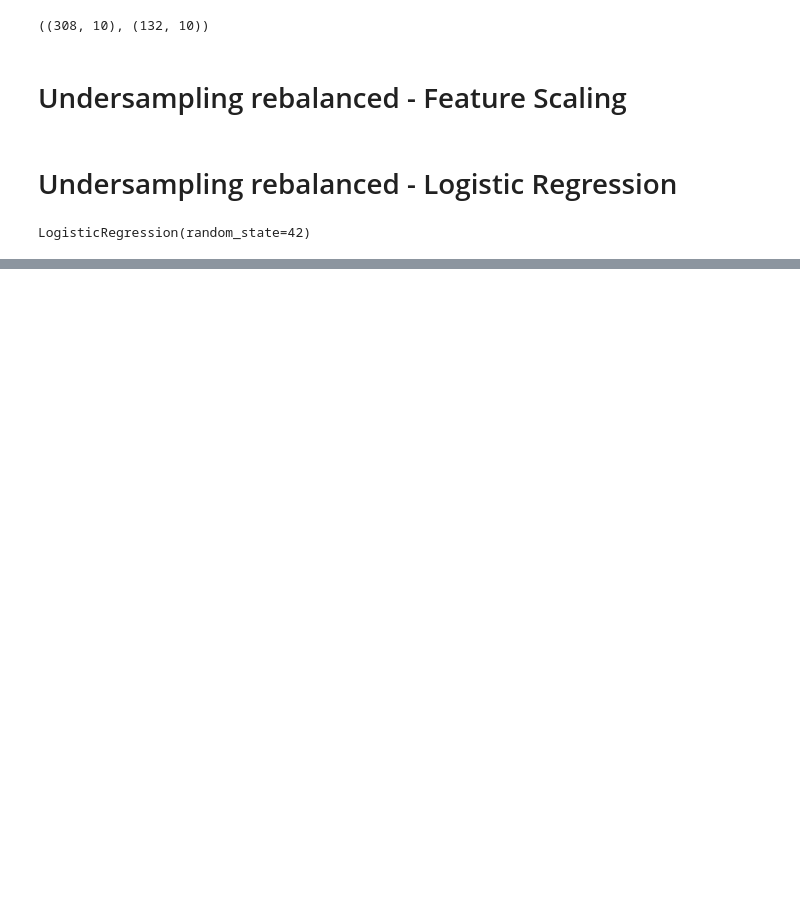
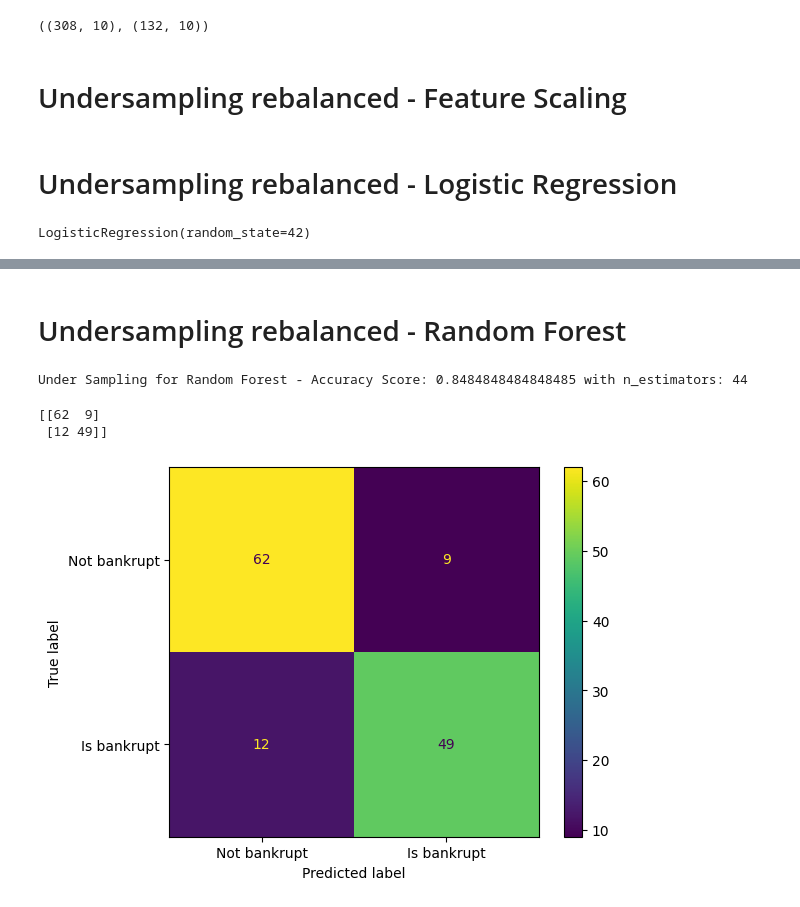
Before and after one commit to gg41825/ml-group-project, a Jupyter notebook: bankruptcy.ipynb, the cells around one changed output, grey strips where cells are left out. Saved outputs shown, nothing was run; the diff lists cells and outputs as text; code cells hidden in the pictures; blank space fills up the shorter version.

Commit message:
add random forest with tuning

```diff
--- a/bankruptcy.ipynb
+++ b/bankruptcy.ipynb
@@ -389,0 +397,35 @@ plt.legend()
+# %% [markdown]
+# Undersampling rebalanced - Random Forest
+# %%
+# This is the number of trees you want to build before taking the maximum voting or averages of predictions. Higher number of trees give you better performance but makes your code slower. You should choose as high value as your processor can handle because this makes your predictions stronger and more stable.
+# Ref link: https://www.analyticsvidhya.com/blog/2015/06/tuning-random-forest-model/#:~:text=n_estimators%20%3A,but%20makes%20your%20code%20slower.
+
+# run random forest and tune the highest n_estimatores
+scores =[]
+y_values = []
+for k in range(1, 150):
+    rfc = RandomForestClassifier(n_estimators=k, max_features='sqrt')
+    rfc.fit(X_train, y_train)
+    y_pred = rfc.predict(X_test)
+    scores.append(accuracy_score(y_test, y_pred))
+    y_values.append({'y_test': y_test, 'y_pred': y_pred})
+
+max_acc = max(scores)
+max_acc_n = scores.index(max_acc) + 1
+print(f"Under Sampling for Random Forest - Accuracy Score: {max_acc} with n_estimators: {max_acc_n}")
+# %% [output]
+Under Sampling for Random Forest - Accuracy Score: 0.8484848484848485 with n_estimators: 44
+# %%
+y_pred_best = y_values[max_acc_n]['y_pred']
+y_test_best = y_values[max_acc_n]['y_test']
+c_matrix = confusion_matrix(y_test_best, y_pred_best)
+
+print(c_matrix)
+
+disp = ConfusionMatrixDisplay(confusion_matrix=c_matrix, display_labels=["Not bankrupt", "Is bankrupt"])
+disp.plot()
+plt.show()
+# %% [output]
+[[62  9]
+ [12 49]]
+[figure, added]
```
Also changed, not shown: parts of 13 cells of this notebook.
